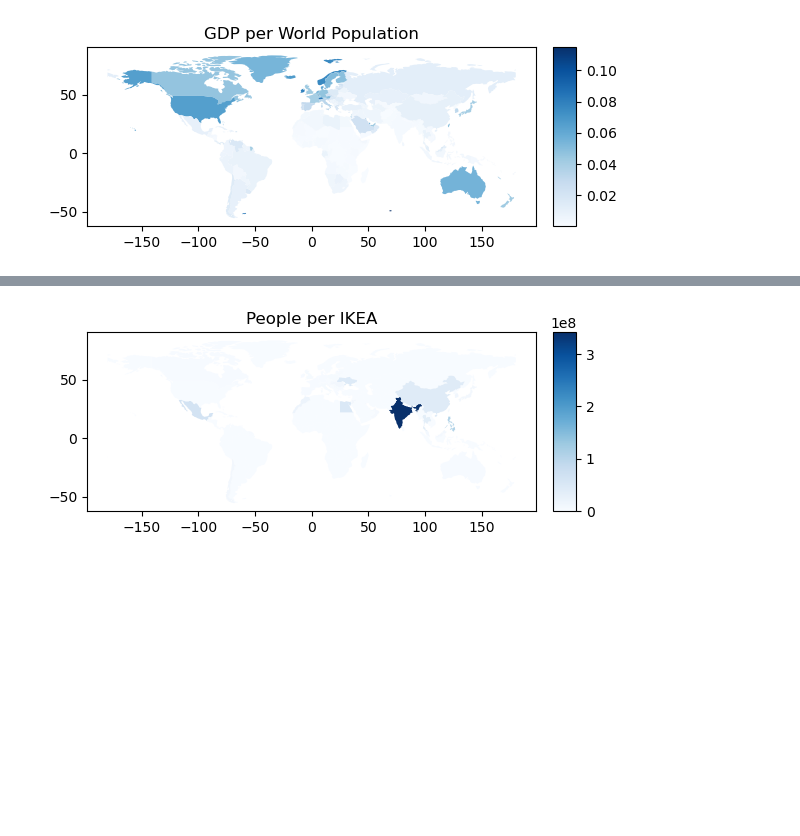
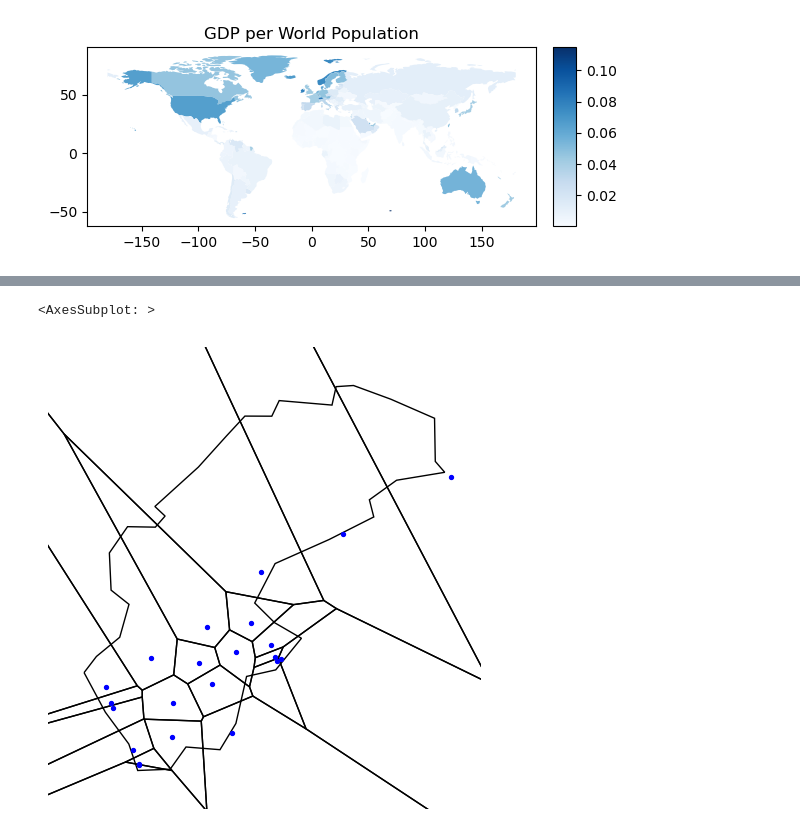
Before and after one commit to finli/IKEA_Location, a Jupyter notebook: Plot IKEA.ipynb, the cells around one changed output, grey strips where cells are left out. Saved outputs shown, nothing was run; the diff lists cells and outputs as text; code cells hidden in the pictures; blank space fills up the shorter version.

```diff
--- a/Plot IKEA.ipynb
+++ b/Plot IKEA.ipynb
@@ -13,6 +14,8 @@ IKEA = pd.read_csv("IKEA_warehouse_latlong.csv",
 gdf = gpd.GeoDataFrame(IKEA, geometry=gpd.points_from_xy(IKEA.Longitude,
                                                          IKEA.Latitude))
 
+gdf = gdf.drop(["Latitude", "Longitude"], axis=1)
+
 world = gpd.read_file(gpd.datasets.get_path('naturalearth_lowres'))
 world = world[(world.name!="Antarctica")]
 
@@ -84,12 +106,9 @@ world_new.plot(column='IKEA_per_gdp',  cmap='Blues', legend=True, ax=ax, cax=cax
-# %%
-fig, ax = plt.subplots(1, 1)
-divider = make_axes_locatable(ax)
-cax = divider.append_axes("right", size="5%", pad=0.1)
-
-world_new['people_per_IKEA'] = world_new.pop_est / world_new.Count
-world_new = world_new.replace(np.inf, 0)
-
-ax.title.set_text('People per IKEA')
-world_new.plot(column='people_per_IKEA', cmap='Blues', legend=True, ax=ax, cax=cax);
-# %% [output]
-[figure, removed]
+# %%
+# plot closest IKEA
+Sweden = world[world.name=="Sweden"]
+ax = gplt.voronoi(gdf[gdf.Country=="Sweden"].reset_index())
+gplt.polyplot(Sweden, ax=ax)
+gdf[gdf.Country=="Sweden"].plot(ax=ax, color='blue', markersize=8)
+# %% [output]
+<AxesSubplot: >
+[figure, added]
```
Also changed, not shown: parts of 6 cells of this notebook, 1 other file.
